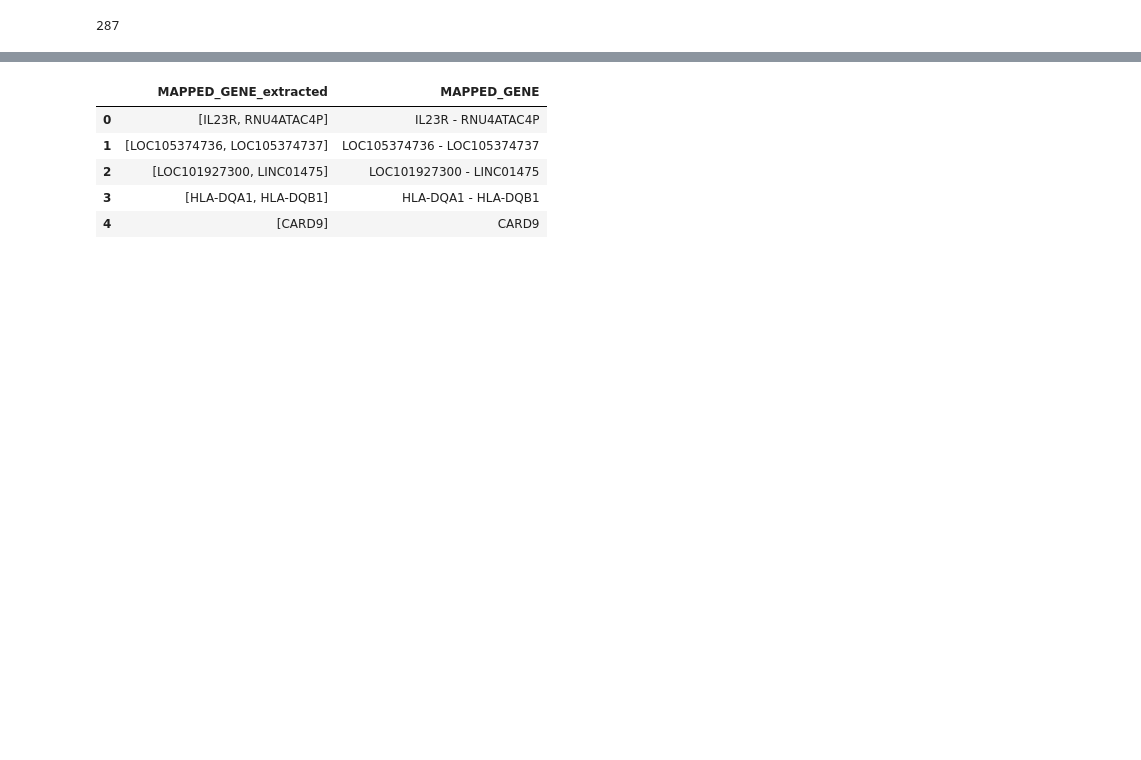
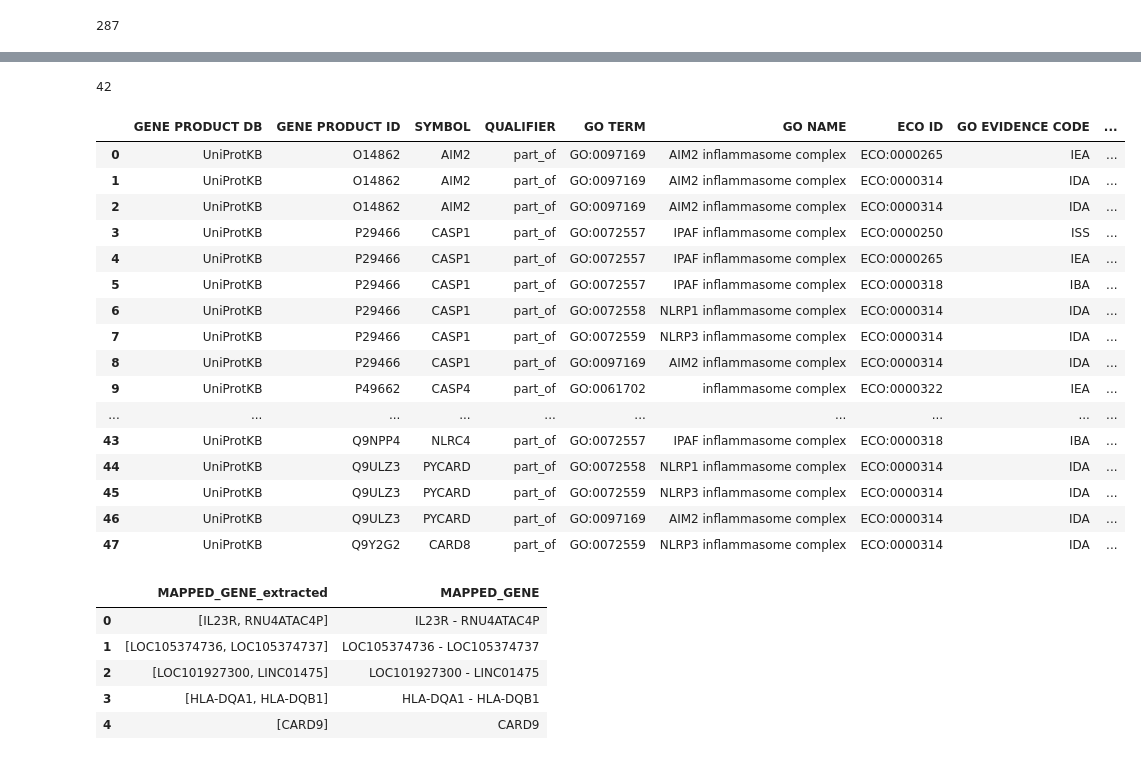
Before and after one commit to dlrice/inflammasome, a Jupyter notebook: inflammasome.ipynb, the cells around one changed output, grey strips where cells are left out. Cells and saved outputs as stored; diff of their text form; code cells hidden in the pictures; blank space fills up the shorter version.

```diff
--- a/inflammasome.ipynb
+++ b/inflammasome.ipynb
@@ -18,6 +38,30 @@ print(len(ibd))
 path = 'QuickGO-annotations-1535039825731-20180823.tsv'
 annotations = pd.read_csv(path, sep='\t')
 annotations = annotations[annotations['QUALIFIER'] == 'part_of']
+# %%
+len(annotations)
+# %% [output]
+42
+# %%
+annotations
+# %% [output]
+|  | GENE PRODUCT DB | GENE PRODUCT ID | SYMBOL | QUALIFIER | GO TERM | GO NAME | ECO ID | GO EVIDENCE CODE | ... |
+| 0 | UniProtKB | O14862 | AIM2 | part_of | GO:0097169 | AIM2 inflammasome complex | ECO:0000265 | IEA | ... |
+| 1 | UniProtKB | O14862 | AIM2 | part_of | GO:0097169 | AIM2 inflammasome complex | ECO:0000314 | IDA | ... |
+| 2 | UniProtKB | O14862 | AIM2 | part_of | GO:0097169 | AIM2 inflammasome complex | ECO:0000314 | IDA | ... |
+| 3 | UniProtKB | P29466 | CASP1 | part_of | GO:0072557 | IPAF inflammasome complex | ECO:0000250 | ISS | ... |
+| 4 | UniProtKB | P29466 | CASP1 | part_of | GO:0072557 | IPAF inflammasome complex | ECO:0000265 | IEA | ... |
+| 5 | UniProtKB | P29466 | CASP1 | part_of | GO:0072557 | IPAF inflammasome complex | ECO:0000318 | IBA | ... |
+| 6 | UniProtKB | P29466 | CASP1 | part_of | GO:0072558 | NLRP1 inflammasome complex | ECO:0000314 | IDA | ... |
+| 7 | UniProtKB | P29466 | CASP1 | part_of | GO:0072559 | NLRP3 inflammasome complex | ECO:0000314 | IDA | ... |
+| 8 | UniProtKB | P29466 | CASP1 | part_of | GO:0097169 | AIM2 inflammasome complex | ECO:0000314 | IDA | ... |
+| 9 | UniProtKB | P49662 | CASP4 | part_of | GO:0061702 | inflammasome complex | ECO:0000322 | IEA | ... |
+| ... | ... | ... | ... | ... | ... | ... | ... | ... | ... |
+| 43 | UniProtKB | Q9NPP4 | NLRC4 | part_of | GO:0072557 | IPAF inflammasome complex | ECO:0000318 | IBA | ... |
+| 44 | UniProtKB | Q9ULZ3 | PYCARD | part_of | GO:0072558 | NLRP1 inflammasome complex | ECO:0000314 | IDA | ... |
+| 45 | UniProtKB | Q9ULZ3 | PYCARD | part_of | GO:0072559 | NLRP3 inflammasome complex | ECO:0000314 | IDA | ... |
+| 46 | UniProtKB | Q9ULZ3 | PYCARD | part_of | GO:0097169 | AIM2 inflammasome complex | ECO:0000314 | IDA | ... |
+| 47 | UniProtKB | Q9Y2G2 | CARD8 | part_of | GO:0072559 | NLRP3 inflammasome complex | ECO:0000314 | IDA | ... |
 # %%
 def remove_dashes(x):
     if pd.isnull(x):
```
Also changed, not shown: parts of 8 cells of this notebook.
